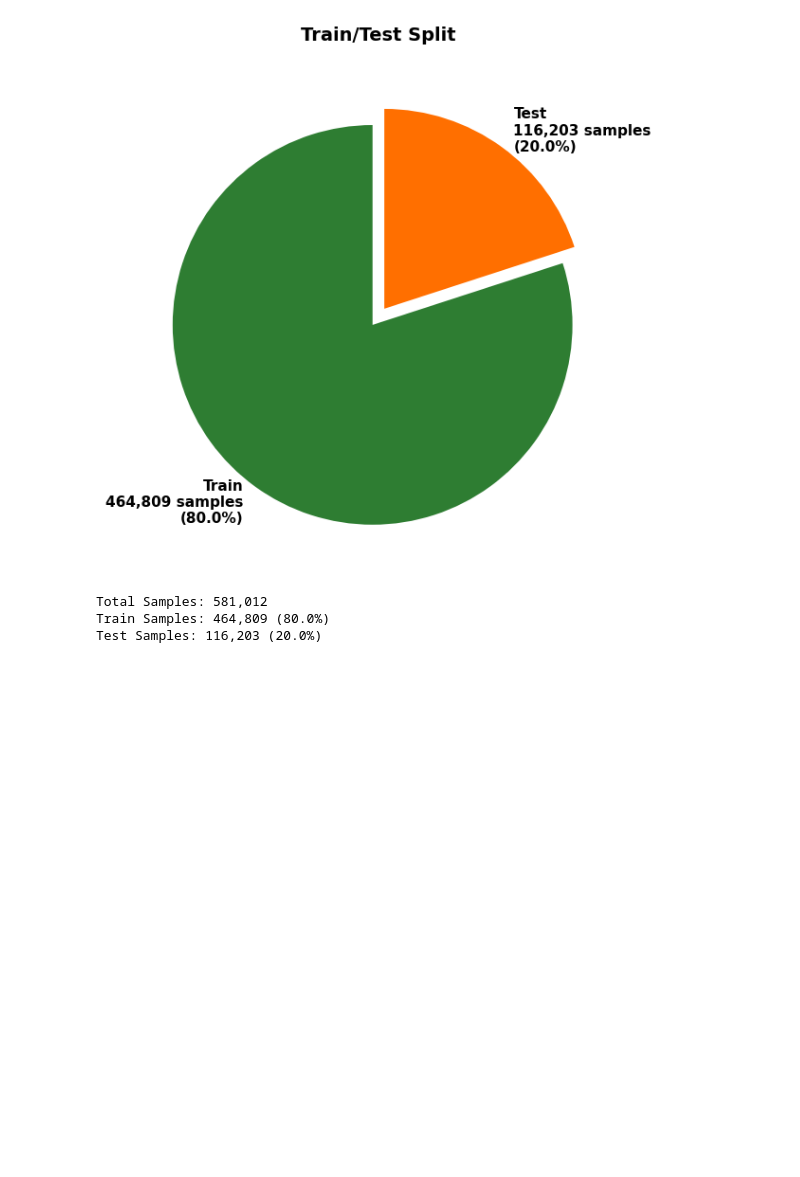
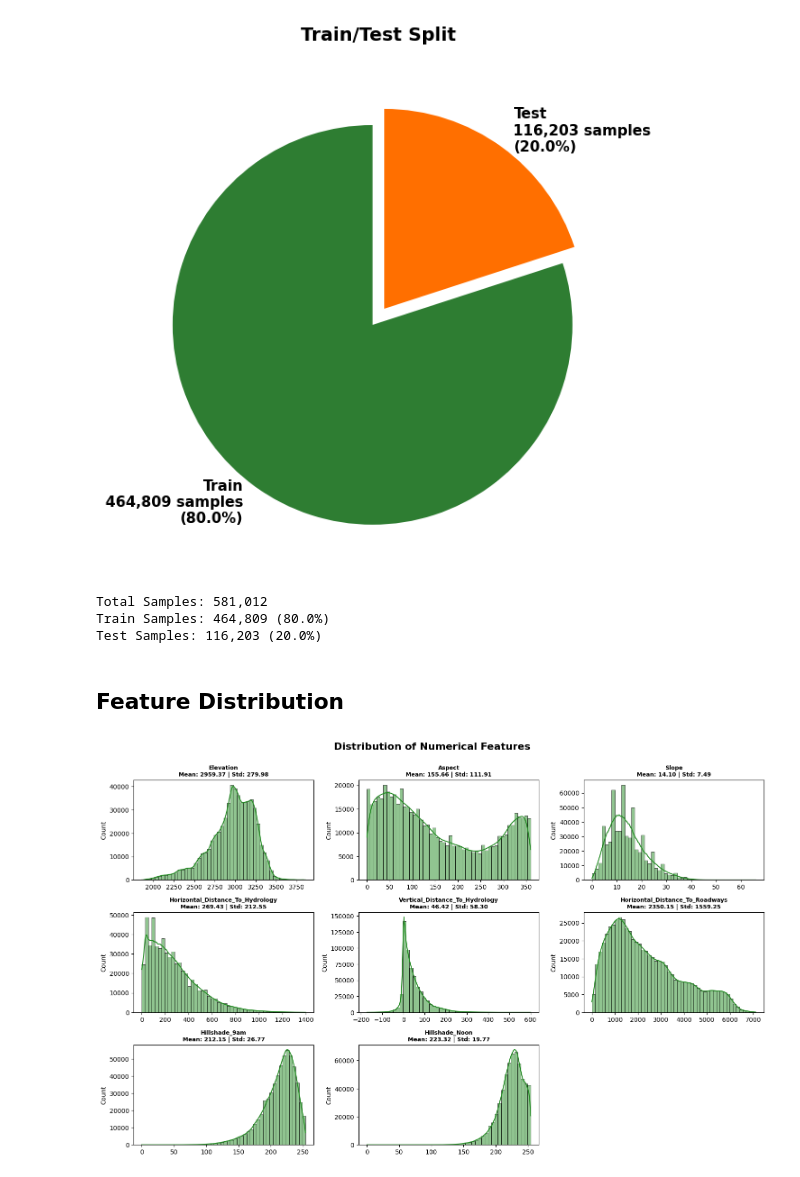
Before and after one commit to ineguiluz1/Forest-Covertype-Prediction-AML, a Jupyter notebook: notebooks/EDA.ipynb, the cells around one changed output. Saved outputs shown, nothing was run; the diff lists cells and outputs as text; code cells hidden in the pictures; blank space fills up the shorter version.

Commit message:
NUMERICAL FEATURES: Feature Distribution Analysis & Outlier Analysis

```diff
--- a/notebooks/EDA.ipynb
+++ b/notebooks/EDA.ipynb
@@ -208,3 +208,27 @@ print(f"Test Samples: {test_samples:,} ({test_samples/total_samples*100:.1f}%)")
 Total Samples: 581,012
 Train Samples: 464,809 (80.0%)
 Test Samples: 116,203 (20.0%)
+# %% [markdown]
+## Feature Distribution
+# %%
+numerical_features = ['Elevation', 'Aspect', 'Slope',
+                      'Horizontal_Distance_To_Hydrology', 'Vertical_Distance_To_Hydrology',
+                      'Horizontal_Distance_To_Roadways', 'Hillshade_9am', 'Hillshade_Noon']
+
+fig, axes = plt.subplots(nrows=4, ncols=3, figsize=(15, 12))
+axes = axes.flatten()
+
+for idx, col in enumerate(numerical_features):
+    sns.histplot(df[col], bins=50, kde=True, color='forestgreen', ax=axes[idx])
+    axes[idx].set_title(f'{col}\nMean: {df[col].mean():.2f} | Std: {df[col].std():.2f}',
+                       fontsize=9, fontweight='bold')
+    axes[idx].set_xlabel('')
+
+for idx in range(len(numerical_features), len(axes)):
+    fig.delaxes(axes[idx])
+
+plt.suptitle('Distribution of Numerical Features', fontsize=16, fontweight='bold', y=1.00)
+plt.tight_layout()
+plt.show()
+# %% [output]
+[figure, added]
```
Also changed, not shown: parts of 8 cells of this notebook.
